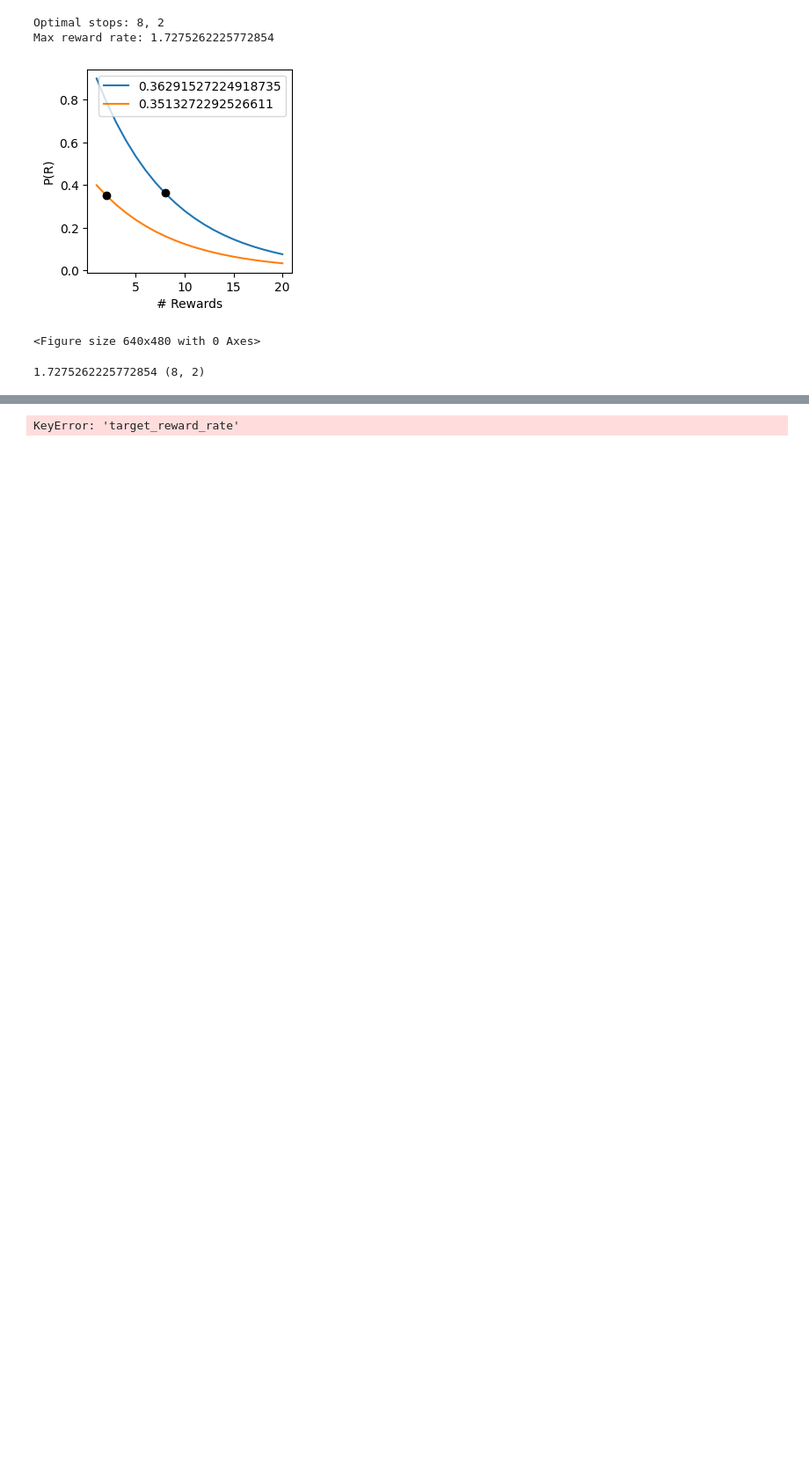
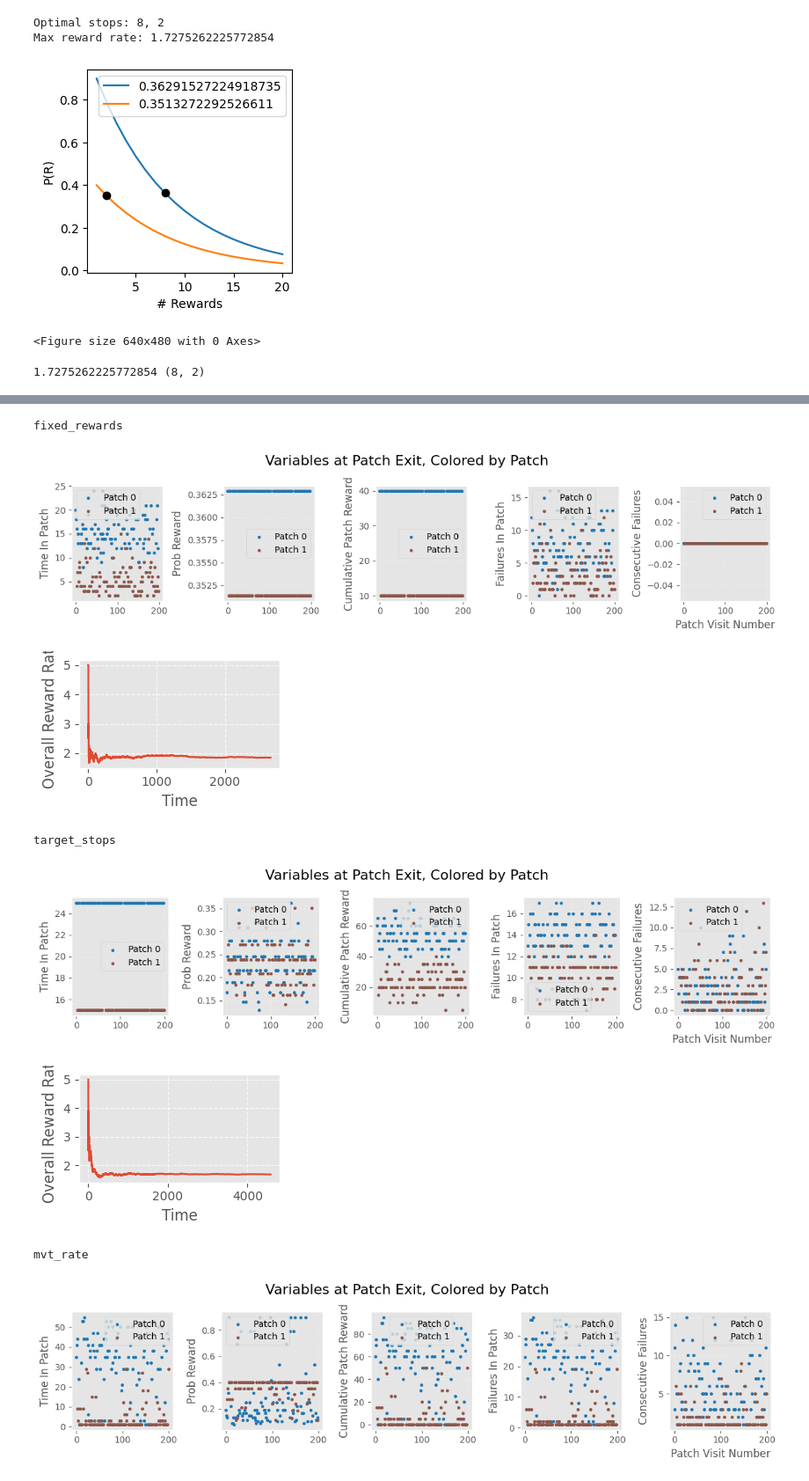
Before and after one commit to lauradriscoll/foraging-strategies, a Jupyter notebook: code/diff_strategies.ipynb, the cells around one changed output, grey strips where cells are left out. Shown at 88% size. Saved outputs shown, nothing was run; the diff lists cells and outputs as text; code cells hidden in the pictures; blank space fills up the shorter version.

```diff
--- a/code/diff_strategies.ipynb
+++ b/code/diff_strategies.ipynb
@@ -177,7 +175,7 @@ plt.savefig(f'figs/patch_stops.png')
 # Plot: Reward Rate over Time
 plt.figure(figsize=(6, 4))
 for sim_num in range(num_simulations):
-    for strategy in strategies:
+    for strategy in strategy_struct.keys():
         # Read data for this simulation and strategy
         data = read_h5_data(h5_file_path, sim_num, strategy)
 
@@ -260,19 +258,23 @@ class SessionData:
 
         plt.tight_layout()
         plt.show()
-# %%
-for strategy in strategies:
-    simulated_data, _ = forager.run_simulation(strategy, patch_list, target_stops=mvt_optimal['optimal_stops'])
-    print(strategy)
-    session = SessionData(simulated_data)
-    session.plot_variables_by_patch()
-    session.plot_overall_reward_rate()
-# %% [output]
-KeyError: 'target_reward_rate'
-# %%
-# Run the simulation
-if strategy 'fixed_rewards', patch_list, target_rewards=mvt_optimal['optimal_stops'])#[8,6])#
-mvt_stops_data,_ = forager.run_simulation('target_stops', patch_list, target_stops=mvt_optimal['optimal_stops'])#[8,6])#
-mvt_rate_data,_ = forager.run_simulation('mvt_rate', patch_list, target_reward_rate=mvt_optimal['max_reward_rate'])#)#2.4)#)
-fixed_failures_data,_ = forager.run_simulation('fixed_failures', patch_list, max_failures=2)
-fixed_consec_failures_data,_ = forager.run_simulation('fixed_consec_failures', patch_list, consec_failures=2)
+# %%
+# Run the simulation for each strategy
+results = {}
+for strategy_name, strategy_info in strategy_struct.items():
+    simulated_data, _ = forager.run_simulation(strategy_info['strategy'], patch_list, **strategy_info['params'])
+    results[strategy_name] = data
+
+    print(strategy_name)
+    session = SessionData(simulated_data)
+    session.plot_variables_by_patch()
+    session.plot_overall_reward_rate()
+# %% [output]
+fixed_rewards
+[figure, added]
+[figure, added]
+target_stops
+[figure, added]
+[figure, added]
+mvt_rate
+[figure, added]
```
Also changed, not shown: parts of 8 cells of this notebook, 6 other files.
